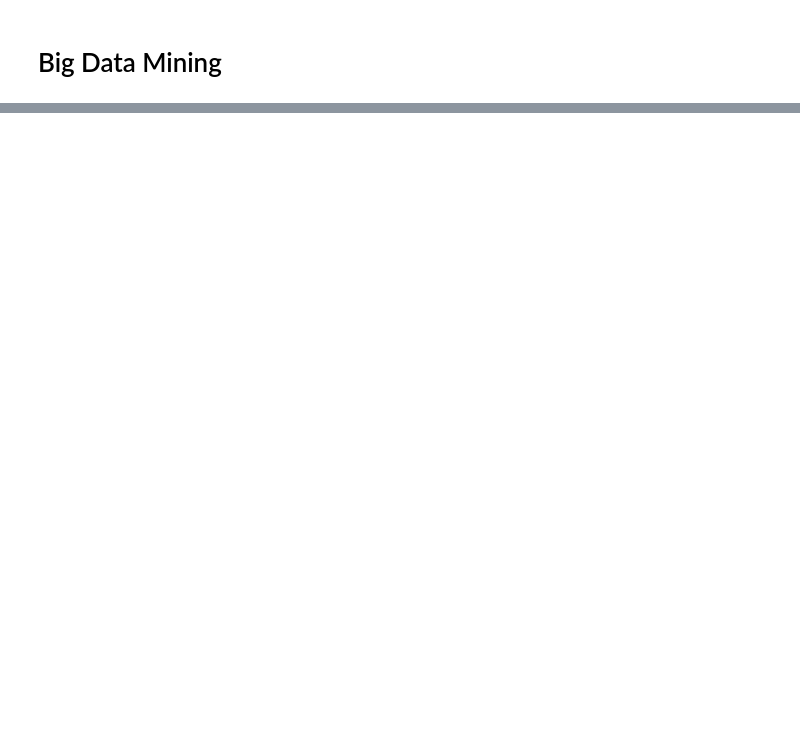
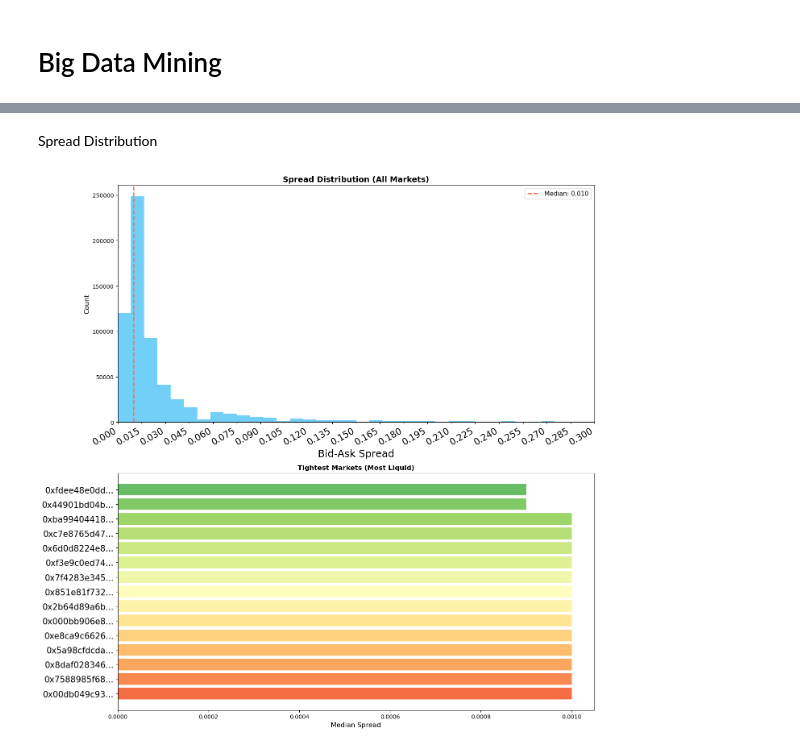
Before and after one commit to EnzoAlto/PolyMarket_BigData, a Jupyter notebook: Lab Notebook-Enzo.ipynb, the cells around one changed output, grey strips where cells are left out. Saved outputs shown, nothing was run; the diff lists cells and outputs as text; code cells hidden in the pictures; blank space fills up the shorter version.

```diff
--- a/Lab Notebook-Enzo.ipynb
+++ b/Lab Notebook-Enzo.ipynb
@@ -285,0 +585,42 @@ NameError: name 'DATA_DIR' is not defined
+# %% [markdown]
+Spread Distribution
+# %%
+spreads = sample.filter(pl.col("spread") > 0)["spread"].to_numpy()
+
+fig, axes = plt.subplots(2, 1, figsize=(14, 14))
+
+# Histogram
+axes[0].hist(spreads, bins=120, color="#4FC3F7", edgecolor="none", alpha=0.8)
+axes[0].axvline(np.median(spreads), color="#FF7043", linestyle="--", linewidth=2, label=f"Median: {np.median(spreads):.3f}")
+axes[0].set_xlabel("Bid-Ask Spread", fontsize=18)
+axes[0].set_ylabel("Count", fontsize=12)
+axes[0].set_title("Spread Distribution (All Markets)", fontsize=14, fontweight="bold")
+axes[0].legend(fontsize=11)
+axes[0].set_xlim(0, min(0.3, np.percentile(spreads, 99)))
+axes[0].tick_params(axis="x", labelsize=16)
+plt.setp(axes[0].get_xticklabels(), rotation=30, ha="right")
+axes[0].xaxis.set_major_locator(MultipleLocator(0.015))   # change step as needed
+
+# Top markets by tightest spreads
+market_spreads = (
+    sample.group_by("market_id")
+    .agg([
+        pl.col("spread").median().alias("median_spread"),
+        pl.len().alias("ticks"),
+    ])
+    .sort("median_spread")
+    .head(15)
+)
+ms = market_spreads.to_pandas()
+colors = plt.cm.RdYlGn_r(np.linspace(0.2, 0.8, len(ms)))
+axes[1].barh(range(len(ms)), ms["median_spread"], color=colors)
+axes[1].set_yticks(range(len(ms)))
+axes[1].set_yticklabels([mid[:12] + "..." for mid in ms["market_id"]], fontsize=15)
+axes[1].set_xlabel("Median Spread", fontsize=12)
+axes[1].set_title("Tightest Markets (Most Liquid)", fontsize=12, fontweight="bold")
+axes[1].invert_yaxis()
+
+plt.tight_layout()
+plt.show()
+# %% [output]
+[figure, added]
```
Also changed, not shown: parts of 34 cells of this notebook.
